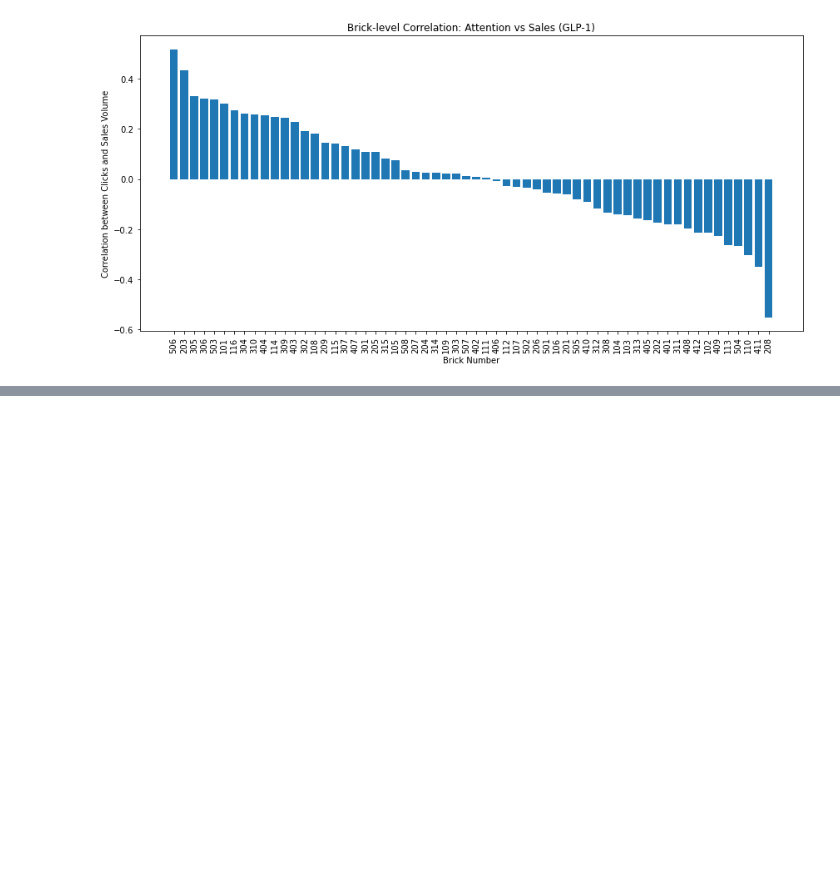
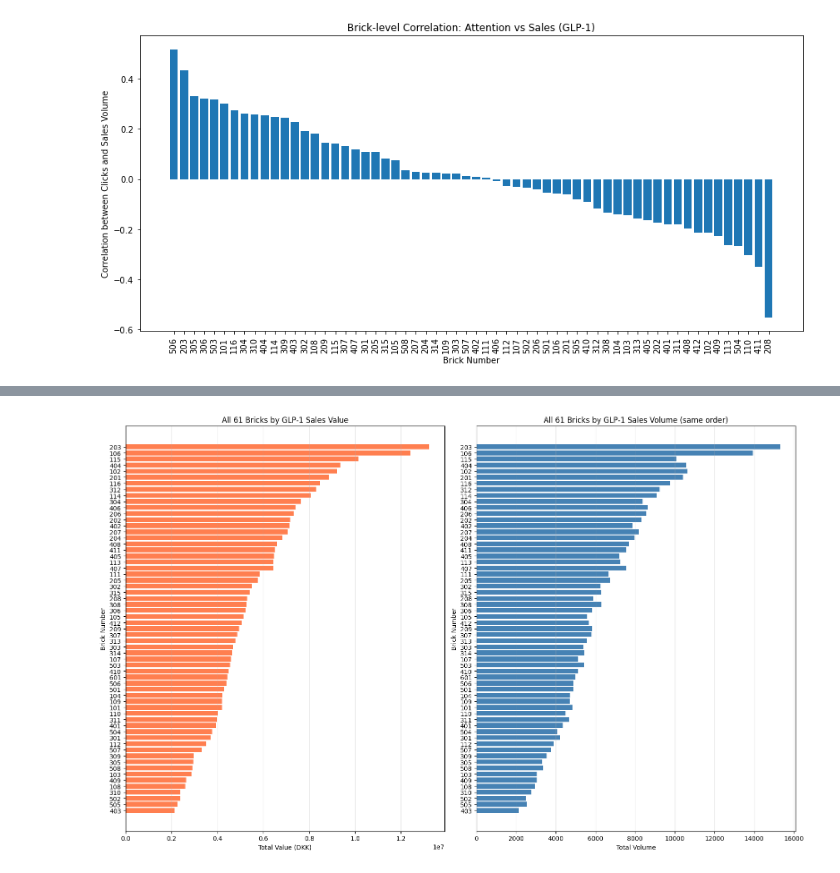
Before and after one commit to sille97/bigdata, a Jupyter notebook: code/eda.ipynb, the cells around one changed output, grey strips where cells are left out. Drawn from its saved outputs; the diff is of its cells as text; code cells hidden in the pictures; blank space fills up the shorter version.

```diff
--- a/code/eda.ipynb
+++ b/code/eda.ipynb
@@ -645,0 +744,8 @@ plt.show()
+# %%
+# Sort by value instead of volume
+glp1_by_brick_value = glp1_by_brick.sort_values("value", ascending=False).reset_index(drop=True)
+
+print("Top 10 Bricks by GLP-1 Sales Value:")
+print(glp1_by_brick_value[["brick_nr", "volume", "value"]].head(10))
+print("\n")
+print(f"Total GLP-1 value across all bricks: {glp1_by_brick_value['value'].sum():,.0f} DKK")
@@ -645,0 +768,24 @@ plt.show()
+# %%
+# Visualize ALL bricks by value (sorted)
+fig, (ax1, ax2) = plt.subplots(1, 2, figsize=(16, 10))
+
+# Value chart (main focus) - all bricks
+ax1.barh(glp1_by_brick_value["brick_nr"].astype(str), glp1_by_brick_value["value"], color="coral")
+ax1.set_xlabel("Total Value (DKK)")
+ax1.set_ylabel("Brick Number")
+ax1.set_title(f"All {len(glp1_by_brick_value)} Bricks by GLP-1 Sales Value")
+ax1.invert_yaxis()
+ax1.grid(axis="x", alpha=0.3)
+
+# Volume chart (for comparison) - all bricks
+ax2.barh(glp1_by_brick_value["brick_nr"].astype(str), glp1_by_brick_value["volume"], color="steelblue")
+ax2.set_xlabel("Total Volume")
+ax2.set_ylabel("Brick Number")
+ax2.set_title(f"All {len(glp1_by_brick_value)} Bricks by GLP-1 Sales Volume (same order)")
+ax2.invert_yaxis()
+ax2.grid(axis="x", alpha=0.3)
+
+plt.tight_layout()
+plt.show()
+# %% [output]
+[figure, added]
```
Also changed, not shown: parts of 7 cells of this notebook.
